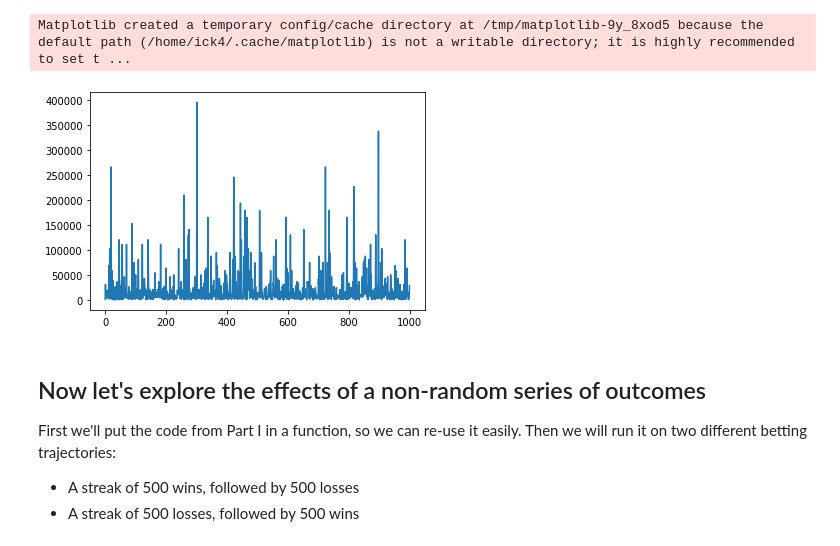
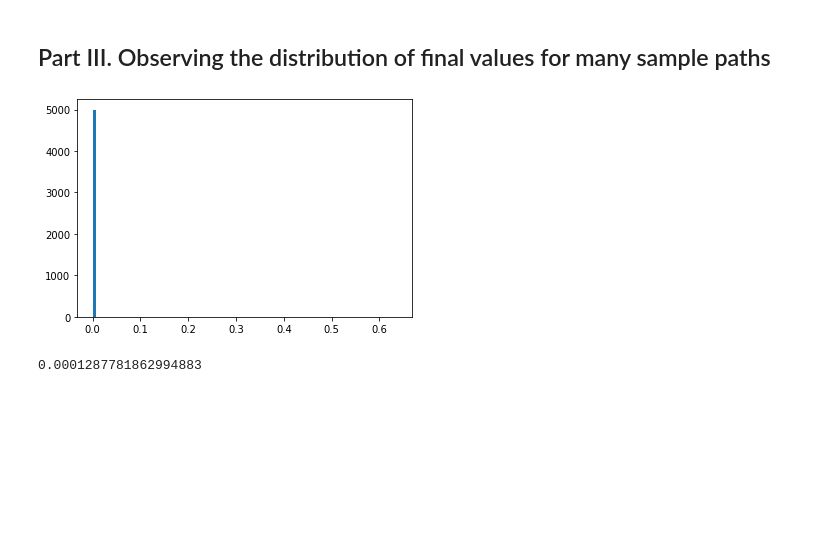
Before and after one commit to Symorq/exploring-ergodicity, a Jupyter notebook: ergodicity.ipynb, the cells around one changed output. Cells and saved outputs as stored; diff of their text form; code cells hidden in the pictures; blank space fills up the shorter version.

```diff
--- a/ergodicity.ipynb
+++ b/ergodicity.ipynb
@@ -86,0 +91,15 @@ stored_trials = [betting_spree(1, 1000) for x in range(1000)]
+# %%
+import numpy as np
+import matplotlib.pyplot as plt
+
+plt.figure
+
+last_bets = []
+for n in range(5000):
+    num_bets = 1000
+    outcomes = np.random.binomial(1, 0.5, size=num_bets)
+    bet_trial = betting_trajectory(1,outcomes, 0.5, 0.4)
+    last_bets.append(bet_trial[999])
+    plt.semilogy(range(num_bets), bet_trial)
+
+plt.show()
@@ -87,15 +108,12 @@ stored_trials = [betting_spree(1, 1000) for x in range(1000)]
+# %% [markdown]
+## Part III. Observing the distribution of final values for many sample paths
 # %%
 import matplotlib.pyplot as plt
 
-plt.plot(range(1000), stored_trials)
+plt.hist(last_bets, 100) # num bins
 plt.show()
+
+print(np.mean(last_bets))
 # %% [output]
+[figure, new version]
-Matplotlib created a temporary config/cache directory at /tmp/matplotlib-9y_8xod5 because the default path (/home/ick4/.cache/matplotlib) is not a writable directory; it is highly recommended to set t ...
+0.0001287781862994883
-[figure, old version]
-# %% [markdown]
-## Now let's explore the effects of a non-random series of outcomes
-
-First we'll put the code from Part I in a function, so we can re-use it easily.
-Then we will run it on two different betting trajectories:
-* A streak of 500 wins, followed by 500 losses
-* A streak of 500 losses, followed by 500 wins
```
Also changed, not shown: parts of 19 cells of this notebook.
